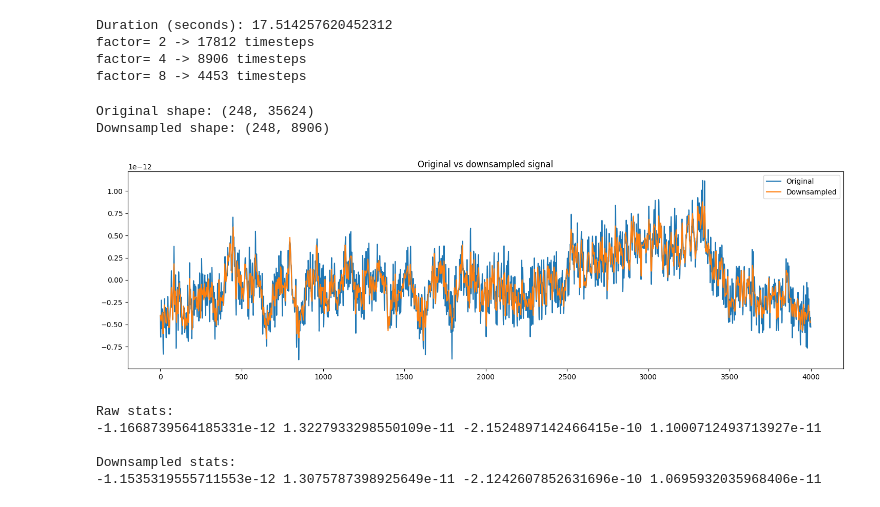
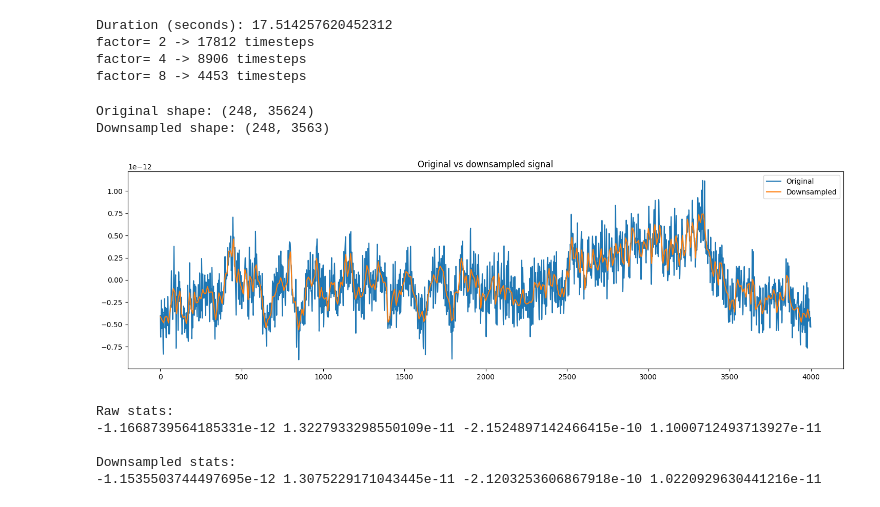
Before and after one commit to Stijnaard/DL_assignment_2, a Jupyter notebook: data_exploration.ipynb, the cells around one changed output. Saved outputs shown, nothing was run; the diff lists cells and outputs as text; code cells hidden in the pictures.

```diff
--- a/data_exploration.ipynb
+++ b/data_exploration.ipynb
@@ -265,37 +265,37 @@ factor= 8 -> 4453 timesteps
 # %%
 from scipy.signal import decimate
 
 # try factor 4 downsampling and plot the difference
-factor = 4
+factor = 10
 channel = 0
 
 X_down = decimate(X, q=factor, axis=1, zero_phase=True)
 
 print("Original shape:", X.shape)
 print("Downsampled shape:", X_down.shape)
 
 plt.figure(figsize=(18, 5))
 plt.plot(X[channel, :4000], label="Original")
 plt.plot(
     np.arange(0, 4000, factor),
     X_down[channel, :4000 // factor],
     label="Downsampled",
 )
 plt.title("Original vs downsampled signal")
 plt.legend()
 plt.show()
 
 print("Raw stats:")
 print(X.mean(), X.std(), X.min(), X.max())
 
 print("\nDownsampled stats:")
 print(X_down.mean(), X_down.std(), X_down.min(), X_down.max())
 # %% [output]
 Original shape: (248, 35624)
-Downsampled shape: (248, 8906)
+Downsampled shape: (248, 3563)
-[figure, old version]
+[figure, new version]
 Raw stats:
 -1.1668739564185331e-12 1.3227933298550109e-11 -2.1524897142466415e-10 1.1000712493713927e-11
 
 Downsampled stats:
--1.1535319555711553e-12 1.3075787398925649e-11 -2.1242607852631696e-10 1.0695932035968406e-11
+-1.1535503744497695e-12 1.3075229171043445e-11 -2.1203253606867918e-10 1.0220929630441216e-11
```
Also changed, not shown: 3 other files.
